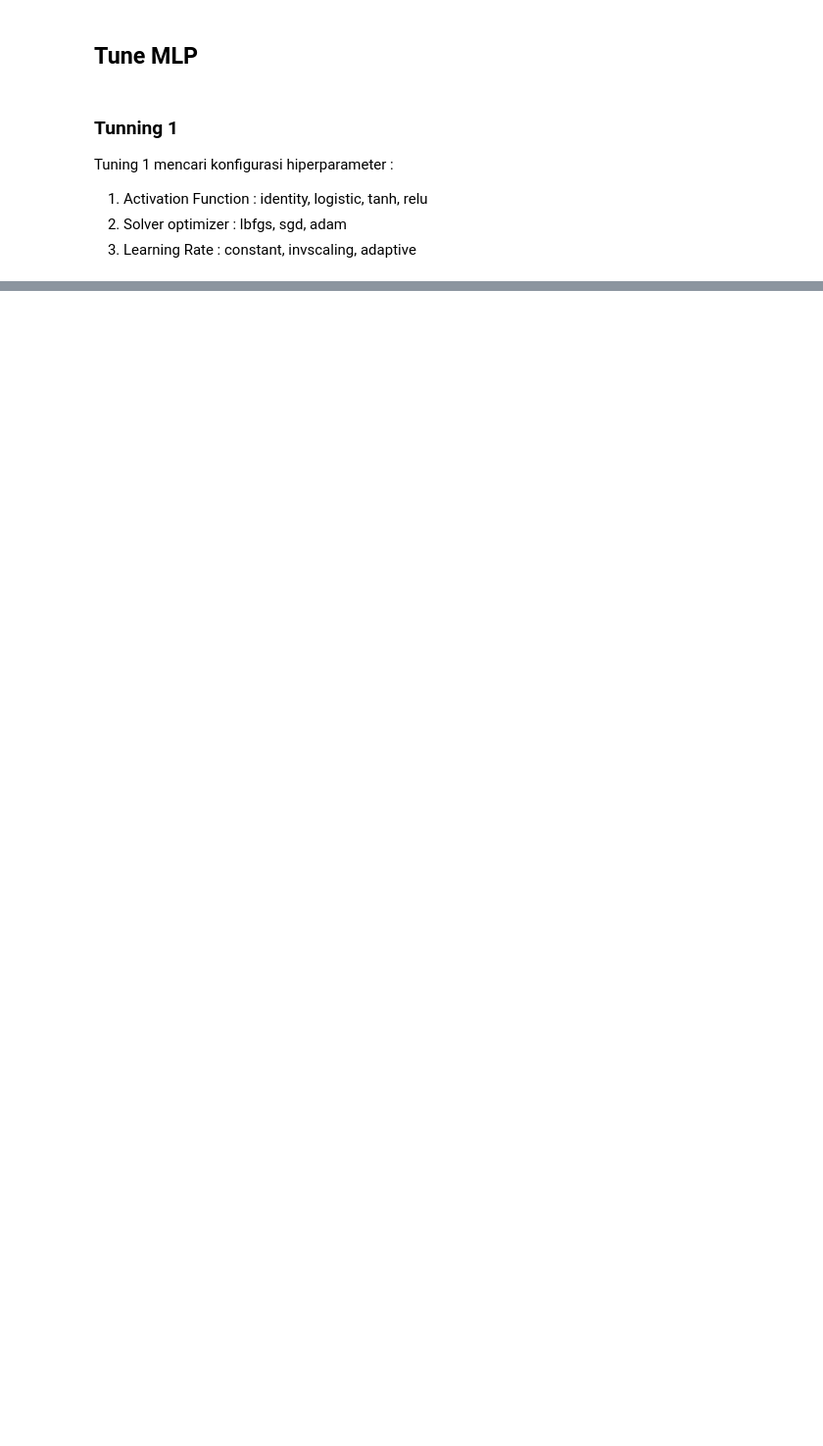
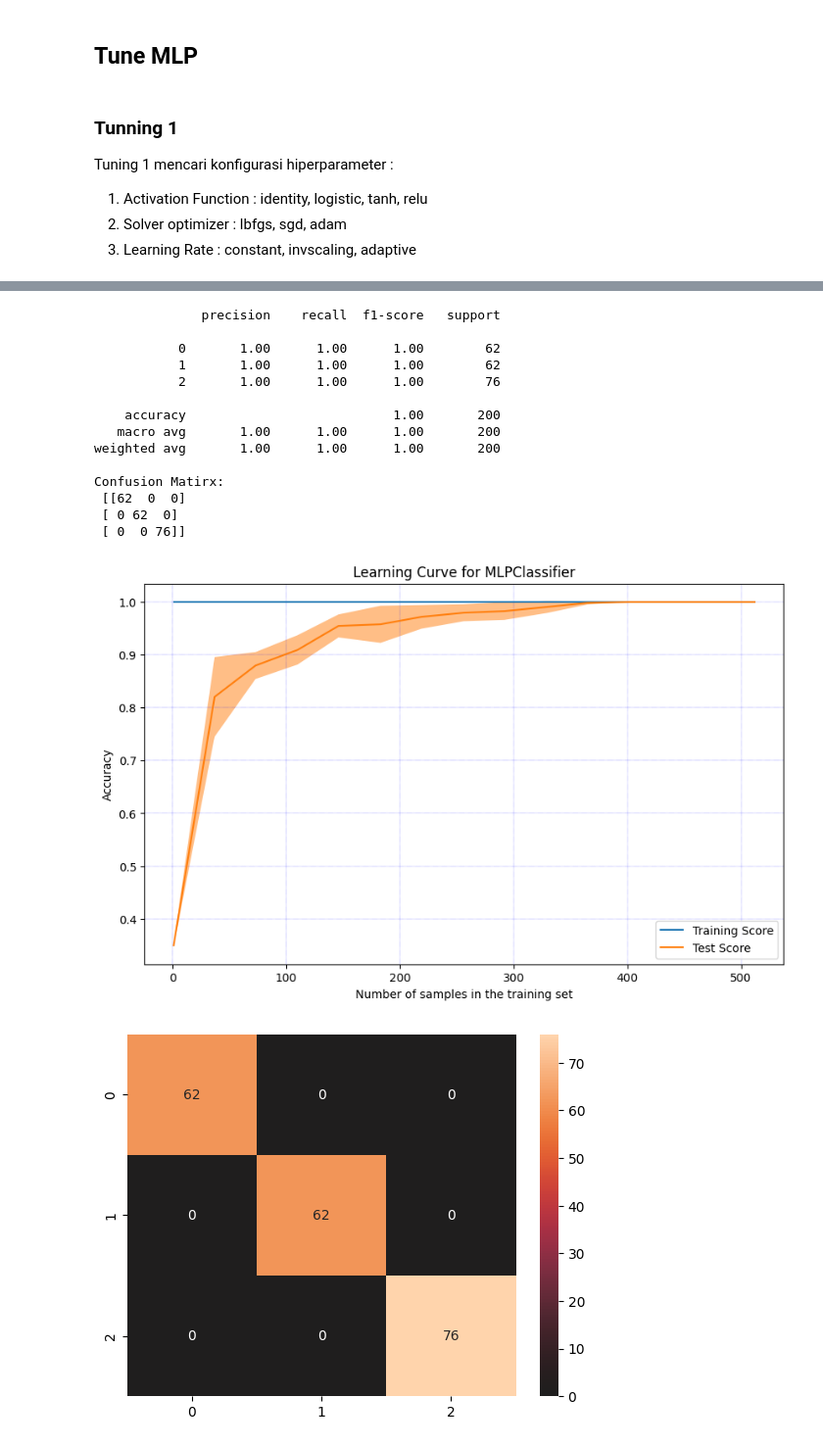
Before and after one commit to barkhahbpp/sistem-cerdas, a Jupyter notebook: Lung_Cancer_MLP_sklearn.ipynb, the cells around one changed output, grey strips where cells are left out. Shown: that part at 98% size. Saved outputs shown, nothing was run; the diff lists cells and outputs as text; code cells hidden in the pictures; blank space fills up the shorter version.

```diff
--- a/Lung_Cancer_MLP_sklearn.ipynb
+++ b/Lung_Cancer_MLP_sklearn.ipynb
@@ -281,7 +285,7 @@ from sklearn.model_selection import ShuffleSplit
 from sklearn.neural_network import MLPClassifier
 from sklearn.metrics import classification_report, accuracy_score, make_scorer, confusion_matrix
 
-model = MLPClassifier(random_state=5, verbose=True)
+model = MLPClassifier(verbose=True)
 model.fit(X_train, y_train)
 y_predict = model.predict(X_test)
 
@@ -377,9 +376,9 @@ Tunning 2 mencari konfigurasi hiperparameter hidden_layer_sizes :
 # %%
 param_grid = {
     'hidden_layer_sizes':[5,10,15,(5,5),(5,10)],
-    'activation': ['relu'],
+    'activation': ['identity'],
     'solver': ['lbfgs'],
-    'learning_rate':['invscaling']
+    'learning_rate':['constant']
 }
 
 gridSearch = GridSearchCV(MLPClassifier(), param_grid, cv=cv,
@@ -416,10 +415,10 @@ Tunning 3 mencari hiperparameter
 # %%
 param_grid = {
     'hidden_layer_sizes':[5,10,15,(5,5),(5,10)],
-    'activation': ['relu'],
+    'activation': ['identity'],
     'solver': ['lbfgs'],
     'alpha': [0,0.0005,0.0001,0.0005,0.001],
-    'learning_rate':['invscaling'],
+    'learning_rate':['constant'],
     'learning_rate_init': [0,0.0001,0.0005,0.001,0.005,0.01],
     'max_iter': [200,500],
     'shuffle': [True,False]
@@ -469,8 +468,8 @@ Tunning 3 mencari parameter random_state paling optimal. Random_state diiterasi
 X_train_s, X_tune, y_train_s, y_tune = train_test_split(X_train, y_train, test_size=0.2)
 
 for i in range(15):
-  tunmlp = MLPClassifier(activation='relu', hidden_layer_sizes=5, learning_rate='invscaling',
-                         learning_rate_init=0.001, max_iter=500, shuffle=True, solver='lbfgs', random_state=i)
+  tunmlp = MLPClassifier(activation='identity', hidden_layer_sizes=5, learning_rate='constant',
+                         learning_rate_init=0.0001, max_iter=200, shuffle=True, solver='lbfgs', random_state=i)
 
   tunmlp.fit(X_train_s, y_train_s)
   y_pred_tun = tunmlp.predict(X_tune)
@@ -542,0 +518,38 @@ Confusion Matirx:
+# %%
+from sklearn.model_selection import LearningCurveDisplay, learning_curve
+from sklearn.metrics import accuracy_score
+
+fig, ax = plt.subplots(nrows=1, ncols=1, figsize=(10, 6), sharey=True)
+
+common_params = {
+    "X": X_train_s,
+    "y": y_train_s,
+    "train_sizes": np.linspace(0.001, 1.0, 15),
+    "score_type": "both",
+    "score_name": "Accuracy",
+    "verbose": 3,
+    "n_jobs": 4,
+    "std_display_style": "fill_between",
+    "scoring": "accuracy"
+}
+
+finalmlp = MLPClassifier(activation='identity', hidden_layer_sizes=5, learning_rate='constant',
+                         learning_rate_init=0.0001, max_iter=200, shuffle=True, solver='lbfgs', random_state=7, verbose=True)
+finalmlp.fit(X_train_s, y_train_s)
+y_pred = finalmlp.predict(X_test)
+confusion = confusion_matrix(y_test, y_pred)
+
+LearningCurveDisplay.from_estimator(finalmlp, **common_params, ax=ax.axes)
+handles, label = ax.get_legend_handles_labels()
+ax.legend(handles[:2], ["Training Score", "Test Score"])
+ax.set_title(f"Learning Curve for {finalmlp.__class__.__name__}")
+
+print(classification_report(y_test, y_pred))
+print('Confusion Matirx: \n', confusion)
+print('\n')
+plt.grid(color='blue', linestyle='dotted', linewidth=0.3)
+plt.show()
+
+sns.heatmap(confusion, annot=True, center=0.5)
+plt.show()
+# %% [output]
@@ -542,0 +561,16 @@ Confusion Matirx:
+              precision    recall  f1-score   support
+
+           0       1.00      1.00      1.00        62
+           1       1.00      1.00      1.00        62
+           2       1.00      1.00      1.00        76
+
+    accuracy                           1.00       200
+   macro avg       1.00      1.00      1.00       200
+weighted avg       1.00      1.00      1.00       200
+
+Confusion Matirx:
+ [[62  0  0]
+ [ 0 62  0]
+ [ 0  0 76]]
+[figure, added]
+[figure, added]
```
Also changed, not shown: parts of 20 cells of this notebook.
